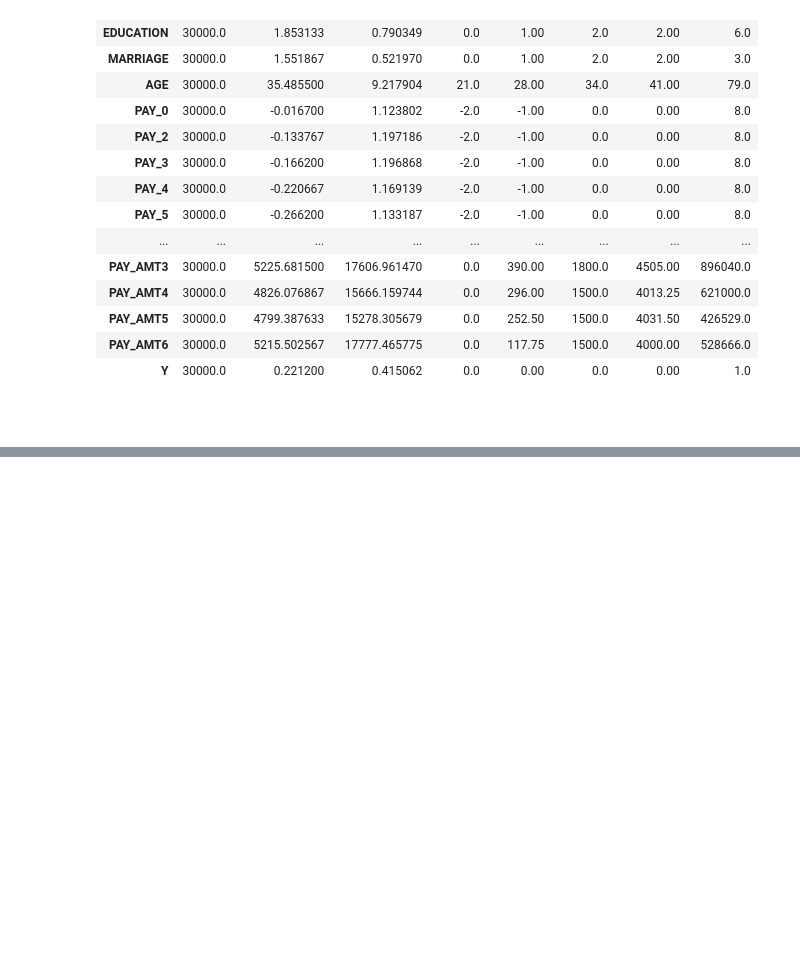
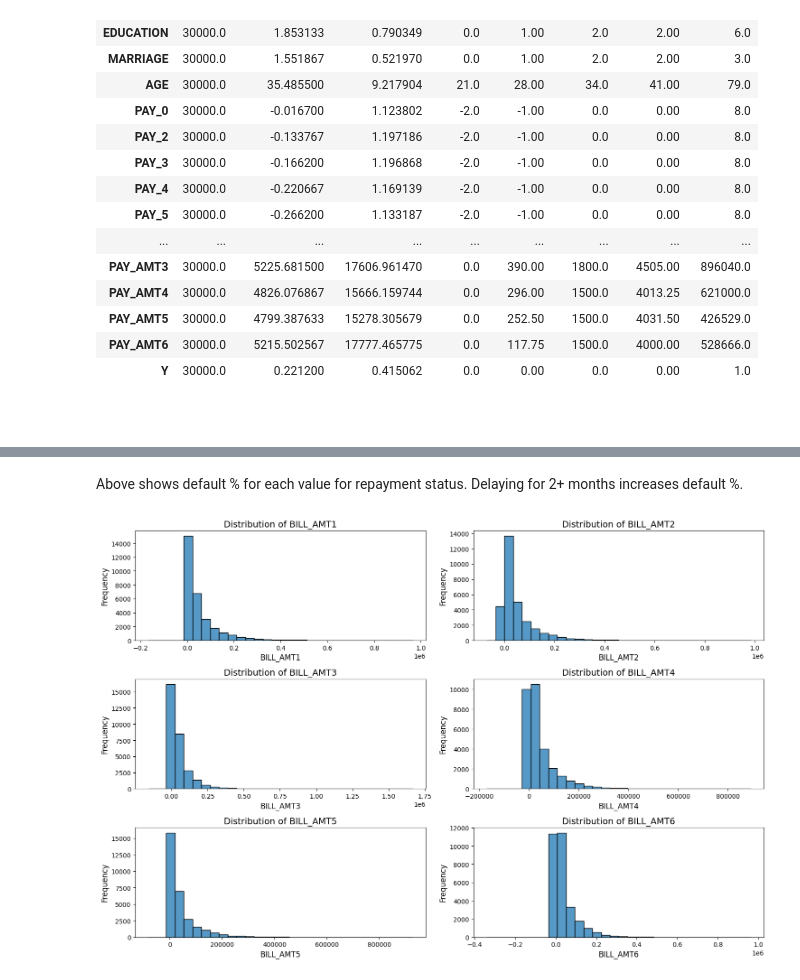
Before and after one commit to minjeoungneev/Default_Credit_Card, a Jupyter notebook: EDA.ipynb, the cells around one changed output, grey strips where cells are left out. Drawn from its saved outputs; the diff is of its cells as text; code cells hidden in the pictures; blank space fills up the shorter version.

```diff
--- a/EDA.ipynb
+++ b/EDA.ipynb
@@ -154,0 +279,14 @@ plt.show()
+# %% [markdown]
+Above shows default % for each value for repayment status. Delaying for 2+ months increases default %.
+# %%
+plt.figure(figsize=(15, 10))
+for i, col in enumerate(bill_pay_amt):
+    plt.subplot(3,2,i+1)
+    sns.histplot(data =df, x= col,bins =30)
+    plt.title(f'Distribution of {col}', fontsize=14)
+    plt.xlabel(col, fontsize=12)
+    plt.ylabel('Frequency', fontsize=12)
+plt.tight_layout()
+plt.show()
+# %% [output]
+[figure, added]
```
Also changed, not shown: parts of 43 cells of this notebook.
